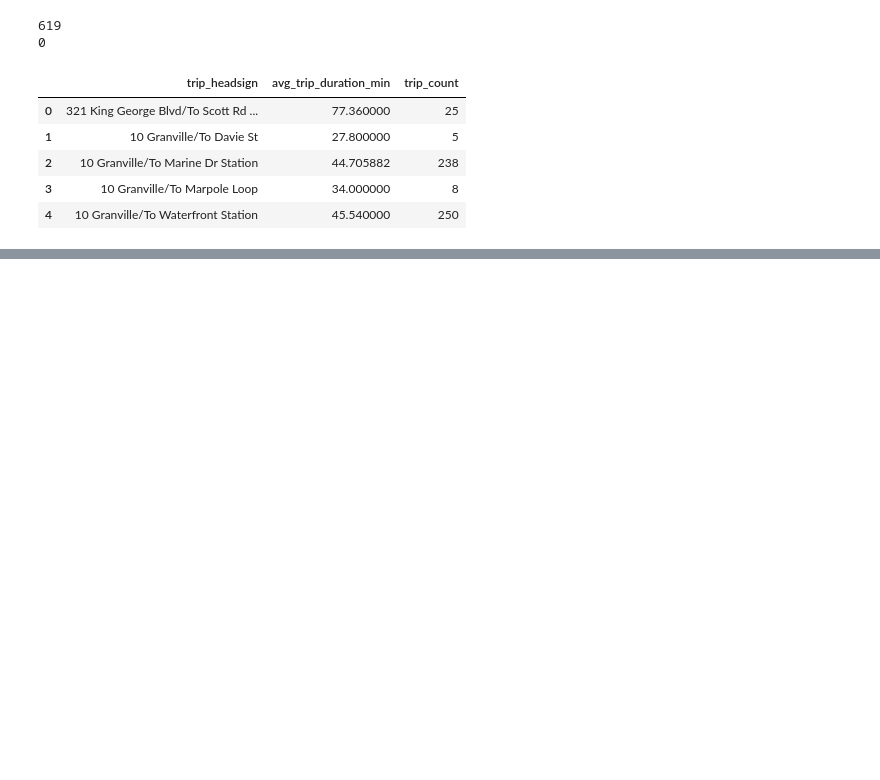
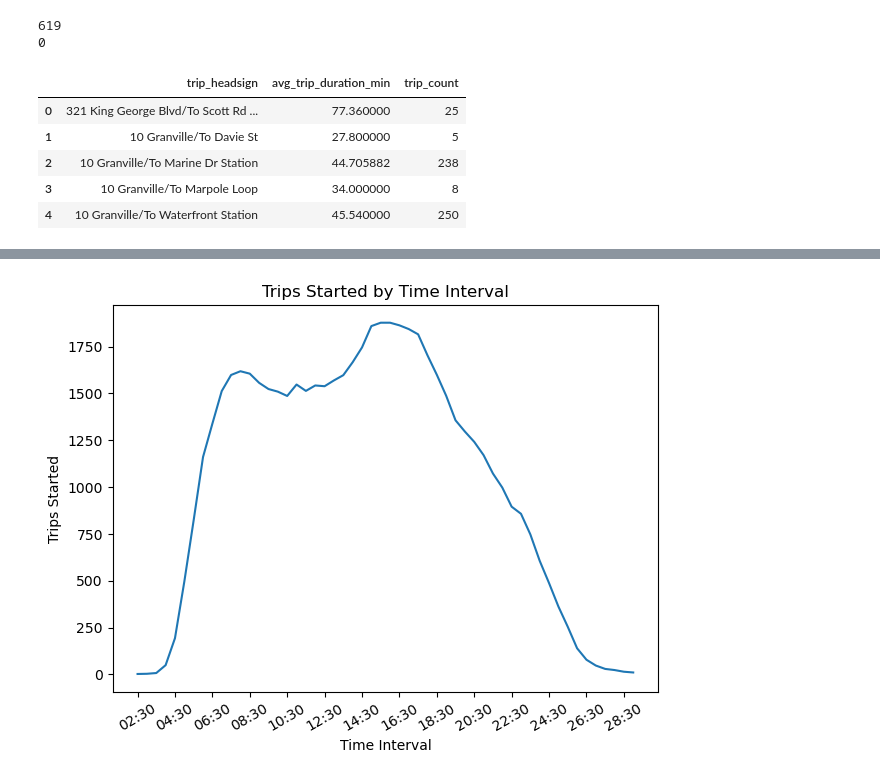
Before and after one commit to mcho04/TechStrat26, a Jupyter notebook: transit_analysis.ipynb, the cells around one changed output, grey strips where cells are left out. Saved outputs shown, nothing was run; the diff lists cells and outputs as text; code cells hidden in the pictures; blank space fills up the shorter version.

```diff
--- a/transit_analysis.ipynb
+++ b/transit_analysis.ipynb
@@ -238,0 +297,28 @@ bus_df
+# %%
+trips_by_interval = (
+    trip_duration
+    .groupby(["start_bin_label"], as_index=False)
+    .size()
+    .rename(columns={"size": "trips_started"})
+    .sort_values("start_bin_label")
+)
+
+# Ensure sorted correctly
+trips_by_interval = trips_by_interval.sort_values("start_bin_label")
+
+plt.figure()
+plt.plot(trips_by_interval["start_bin_label"],
+         trips_by_interval["trips_started"])
+
+plt.xlabel("Time Interval")
+plt.ylabel("Trips Started")
+plt.title("Trips Started by Time Interval")
+
+plt.tight_layout()
+plt.xticks(
+    trips_by_interval["start_bin_label"][::4],
+    rotation=30
+)
+plt.show()
+# %% [output]
+[figure, added]
```
Also changed, not shown: parts of 12 cells of this notebook, 4 other files.
